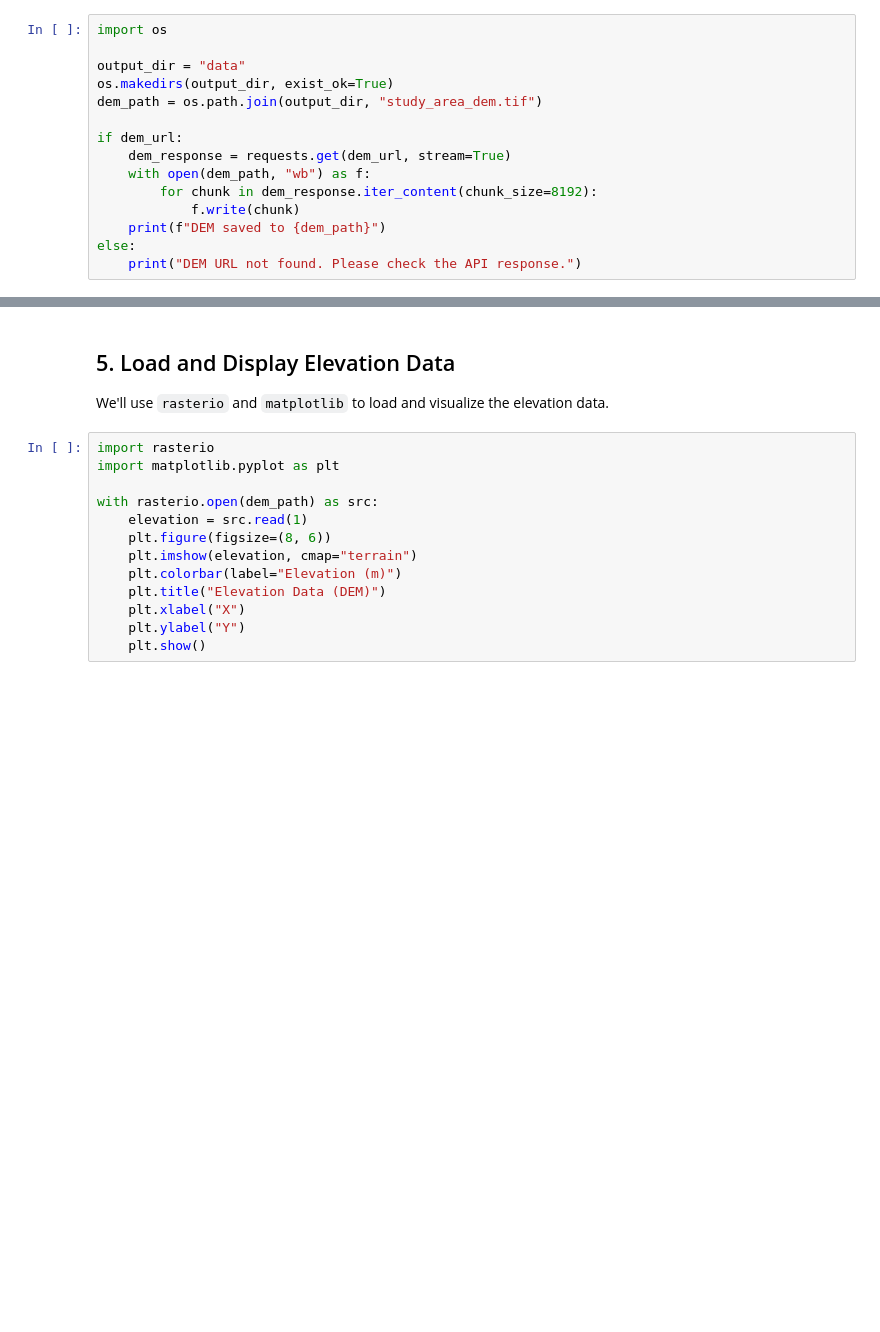
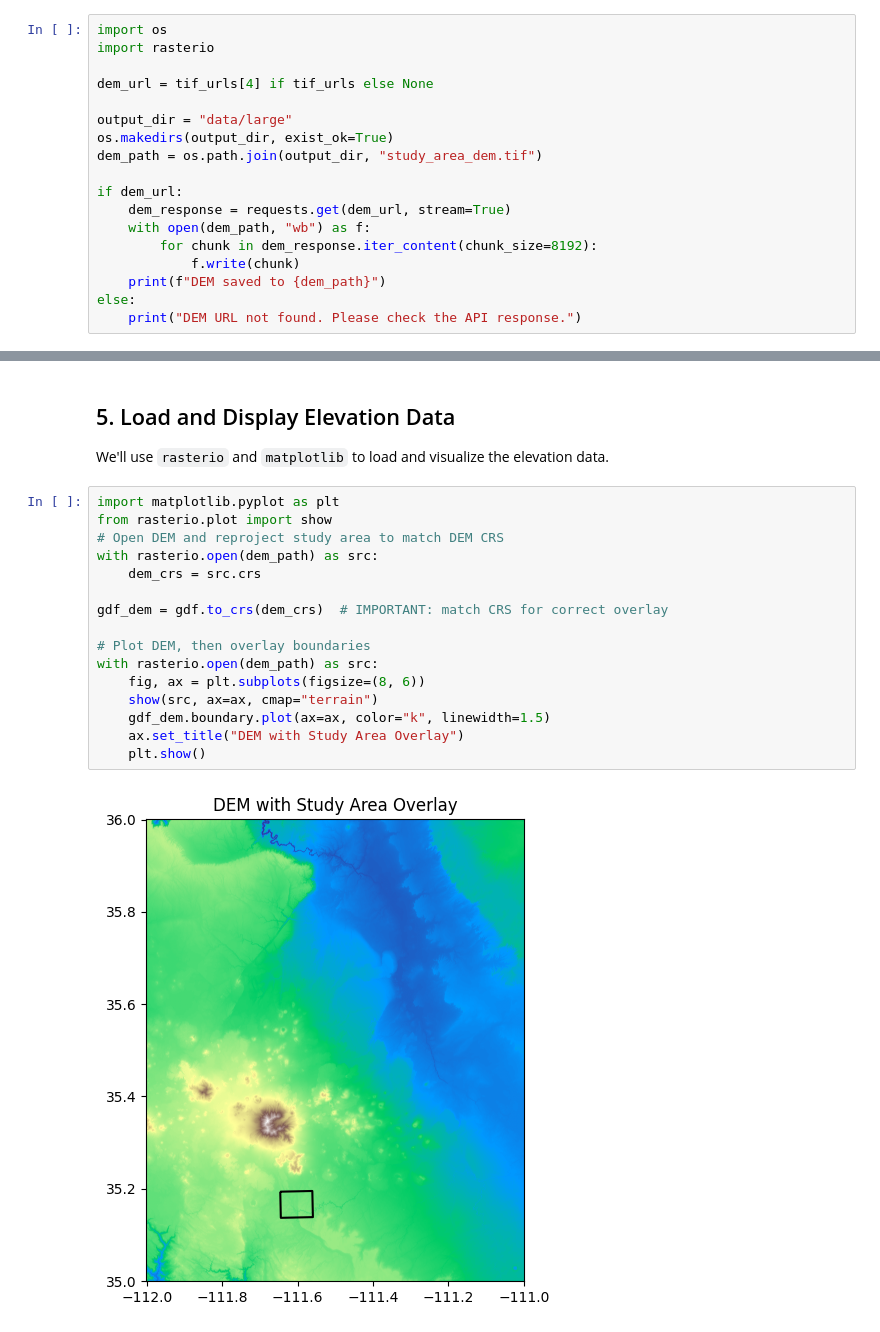
Before and after one commit to SpringerLabNAU/dem-site-assessment, a Jupyter notebook: Tutorial1.ipynb, the cells around one changed output, grey strips where cells are left out. Saved outputs shown, nothing was run; the diff lists cells and outputs as text; blank space fills up the shorter version.

```diff
--- a/Tutorial1.ipynb
+++ b/Tutorial1.ipynb
@@ -60,8 +81,11 @@ DEM download URL: None
 Download the DEM GeoTIFF file for the study area.
 # %%
 import os
+import rasterio
 
-output_dir = "data"
+dem_url = tif_urls[4] if tif_urls else None
+
+output_dir = "data/large"
 os.makedirs(output_dir, exist_ok=True)
 dem_path = os.path.join(output_dir, "study_area_dem.tif")
 
@@ -82,15 +108,20 @@ The DEM file has been saved as a GeoTIFF in the `data` folder.
 
 We'll use `rasterio` and `matplotlib` to load and visualize the elevation data.
 # %%
-import rasterio
 import matplotlib.pyplot as plt
+from rasterio.plot import show
+# Open DEM and reproject study area to match DEM CRS
+with rasterio.open(dem_path) as src:
+    dem_crs = src.crs
 
+gdf_dem = gdf.to_crs(dem_crs)  # IMPORTANT: match CRS for correct overlay
+
+# Plot DEM, then overlay boundaries
 with rasterio.open(dem_path) as src:
-    elevation = src.read(1)
-    plt.figure(figsize=(8, 6))
-    plt.imshow(elevation, cmap="terrain")
-    plt.colorbar(label="Elevation (m)")
-    plt.title("Elevation Data (DEM)")
-    plt.xlabel("X")
-    plt.ylabel("Y")
+    fig, ax = plt.subplots(figsize=(8, 6))
+    show(src, ax=ax, cmap="terrain")
+    gdf_dem.boundary.plot(ax=ax, color="k", linewidth=1.5)
+    ax.set_title("DEM with Study Area Overlay")
     plt.show()
+# %% [output]
+[figure, added]
```
Also changed, not shown: parts of 9 cells of this notebook, 2 other files.
